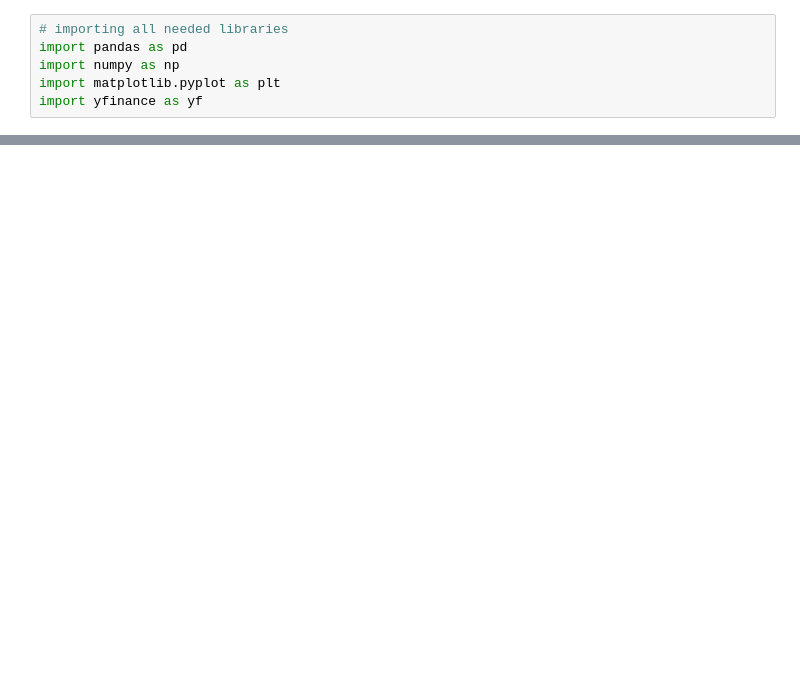
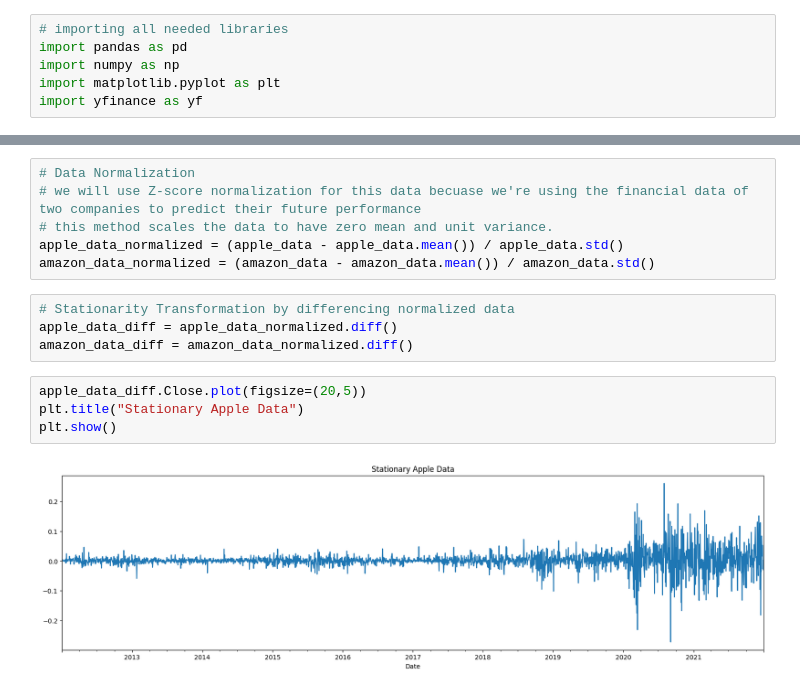
Before and after one commit to Hossein-MJafari/Project-3-_-ex.-2, a Jupyter notebook: Time Series Analysis.ipynb, the cells around one changed output, grey strips where cells are left out. Drawn from its saved outputs; the diff is of its cells as text; blank space fills up the shorter version.

```diff
--- a/Time Series Analysis.ipynb
+++ b/Time Series Analysis.ipynb
@@ -269,0 +47,16 @@ array([<Axes: xlabel='Date'>, <Axes: xlabel='Date'>,
+# %%
+# Data Normalization
+# we will use Z-score normalization for this data becuase we're using the financial data of two companies to predict their future performance
+# this method scales the data to have zero mean and unit variance.
+apple_data_normalized = (apple_data - apple_data.mean()) / apple_data.std()
+amazon_data_normalized = (amazon_data - amazon_data.mean()) / amazon_data.std()
+# %%
+# Stationarity Transformation by differencing normalized data
+apple_data_diff = apple_data_normalized.diff()
+amazon_data_diff = amazon_data_normalized.diff()
+# %%
+apple_data_diff.Close.plot(figsize=(20,5))
+plt.title("Stationary Apple Data")
+plt.show()
+# %% [output]
+[figure, added]
```
Also changed, not shown: parts of 34 cells of this notebook, 5 other files.
